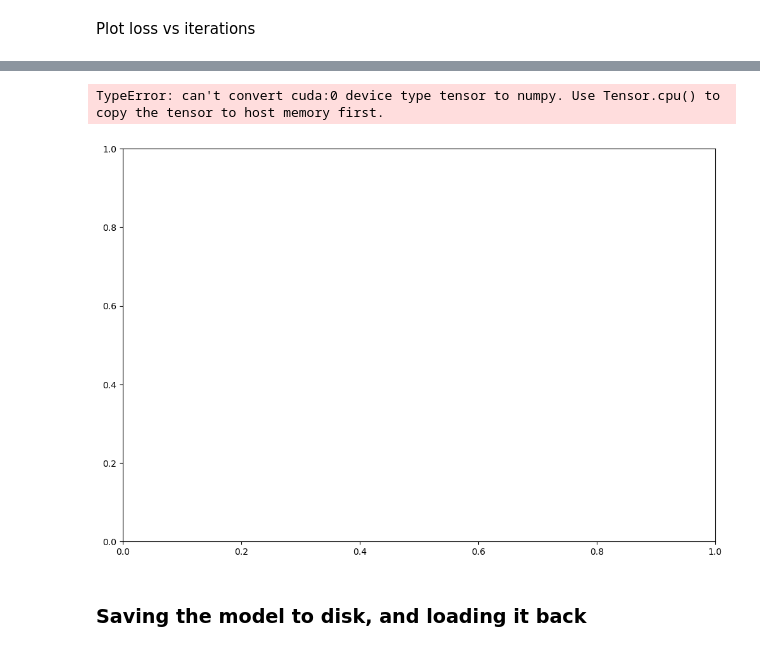
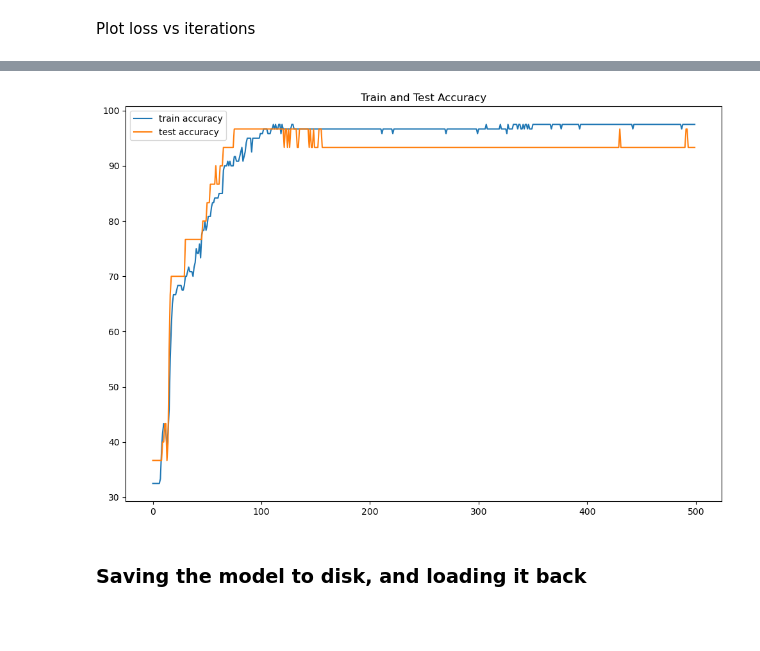
Before and after one commit to BG-RyanM/ml-explorations, a Jupyter notebook: Deep-learning-with-PyTorch-video/2.training.your.first.neural.network-cuda.ipynb, the cells around one changed output, grey strips where cells are left out. Saved outputs shown, nothing was run; the diff lists cells and outputs as text; code cells hidden in the pictures; blank space fills up the shorter version.

```diff
--- a/Deep-learning-with-PyTorch-video/2.training.your.first.neural.network-cuda.ipynb
+++ b/Deep-learning-with-PyTorch-video/2.training.your.first.neural.network-cuda.ipynb
@@ -205,13 +220,14 @@ plt.show()
 # %%
+train_accuracy_cpu = [item.cpu() for item in train_accuracy]
+test_accuracy_cpu = [item.cpu() for item in test_accuracy]
 fig = plt.figure(figsize=(12, 8))
-plt.plot(train_accuracy, label='train accuracy')
-plt.plot(test_accuracy, label='test accuracy')
+plt.plot(train_accuracy_cpu, label='train accuracy')
+plt.plot(test_accuracy_cpu, label='test accuracy')
 plt.title("Train and Test Accuracy")
 plt.legend()
 plt.show()
 # %% [output]
-TypeError: can't convert cuda:0 device type tensor to numpy. Use Tensor.cpu() to copy the tensor to host memory first.
-[figure, old version]
+[figure, new version]
 # %% [markdown]
 ### Saving the model to disk, and loading it back
 # %%
```
Also changed, not shown: parts of 6 cells of this notebook, 3 other files.
